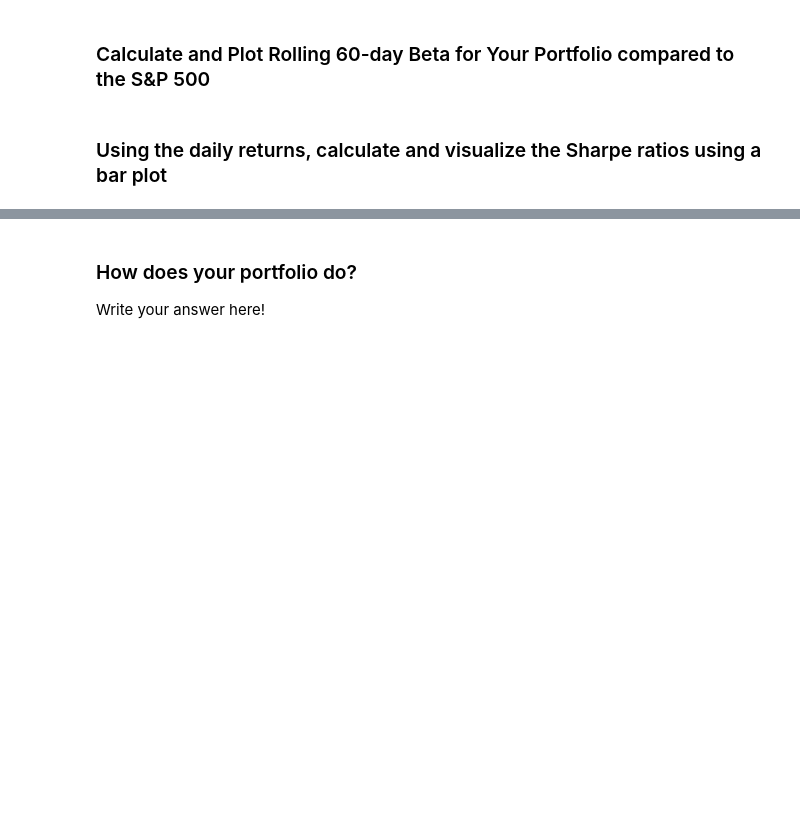
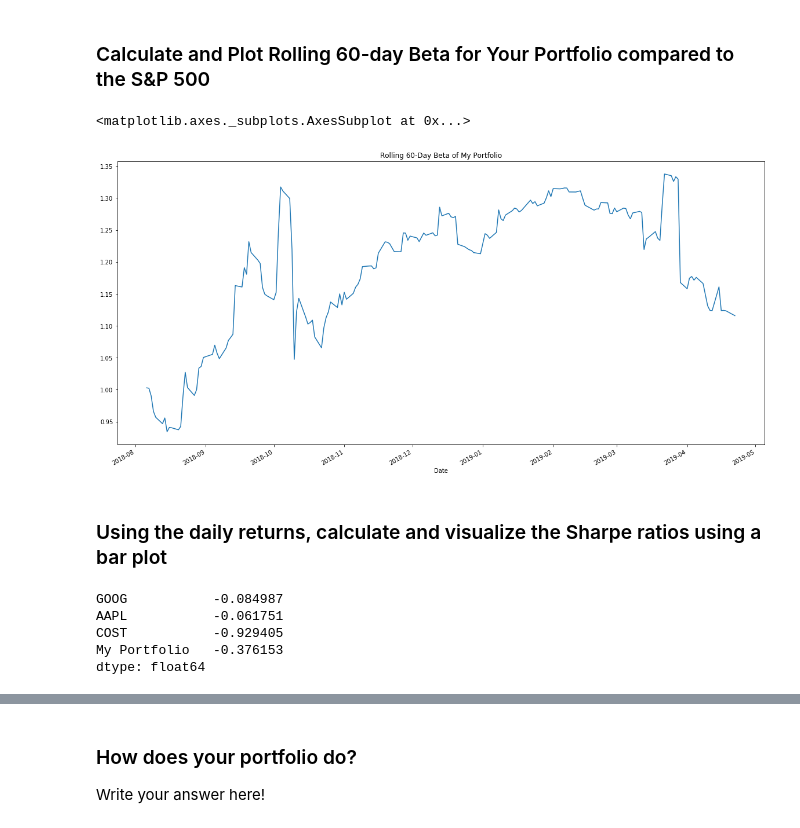
Before and after one commit to jarewa2/Pandas, a Jupyter notebook: whale_analysis.ipynb, the cells around one changed output, grey strips where cells are left out. Cells and saved outputs as stored; diff of their text form; code cells hidden in the pictures; blank space fills up the shorter version.

```diff
--- a/whale_analysis.ipynb
+++ b/whale_analysis.ipynb
@@ -573,6 +579,29 @@ rolling_std.plot(figsize=(20,10))
+# %%
+# Calculate 60-day covariance of 'My Portfolio' vs. S&P 500
+new_rolling_covariance = new_df['My Portfolio'].rolling(window=60).cov(combined_df['S&P 500'])
+
+# Calculate 60-day rolling variance of S&P 500
+rolling_variance = combined_df['S&P 500'].rolling(window=60).var()
+
+# Computing 60-day rolling beta
+new_rolling_beta = new_rolling_covariance / rolling_variance
+
+# Plot beta trend
+new_rolling_beta.plot(figsize=(20, 10), title='Rolling 60-Day Beta of My Portfolio')
+# %% [output]
+<matplotlib.axes._subplots.AxesSubplot at 0x...>
+[figure, added]
 # %% [markdown]
 ### Using the daily returns, calculate and visualize the Sharpe ratios using a bar plot
 # %%
 # Calculate Annualzied Sharpe Ratios
+new_sharpe_ratios = (new_df.mean() * 252) / new_annualized_std
+new_sharpe_ratios
+# %% [output]
+GOOG           -0.084987
+AAPL           -0.061751
+COST           -0.929405
+My Portfolio   -0.376153
+dtype: float64
 # %%
 # Visualize the sharpe ratios as a bar plot
```
Also changed, not shown: parts of 7 cells of this notebook.
